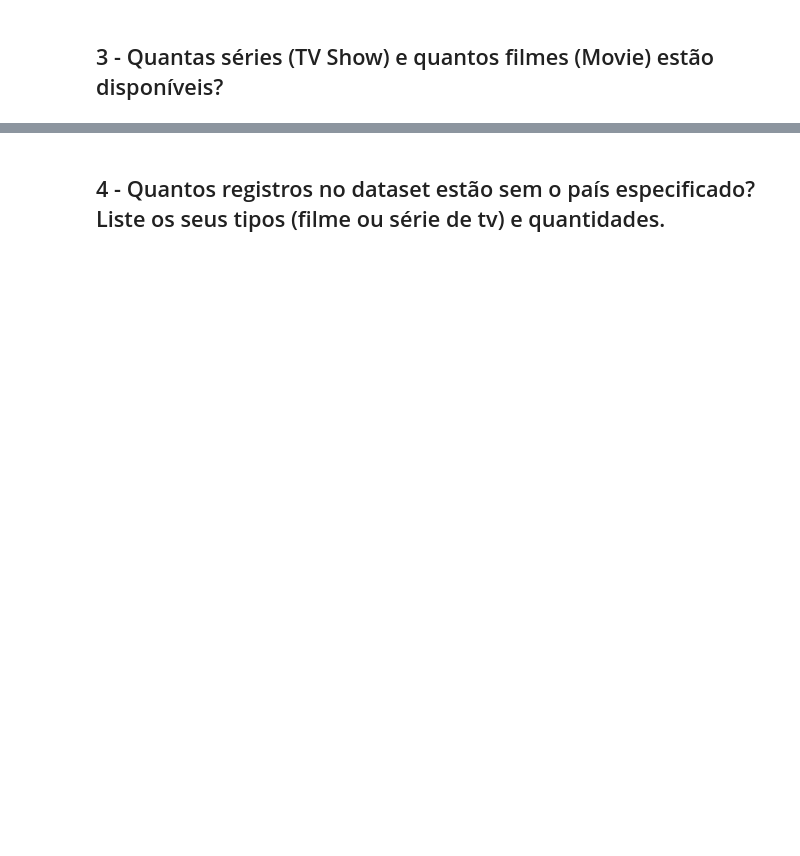
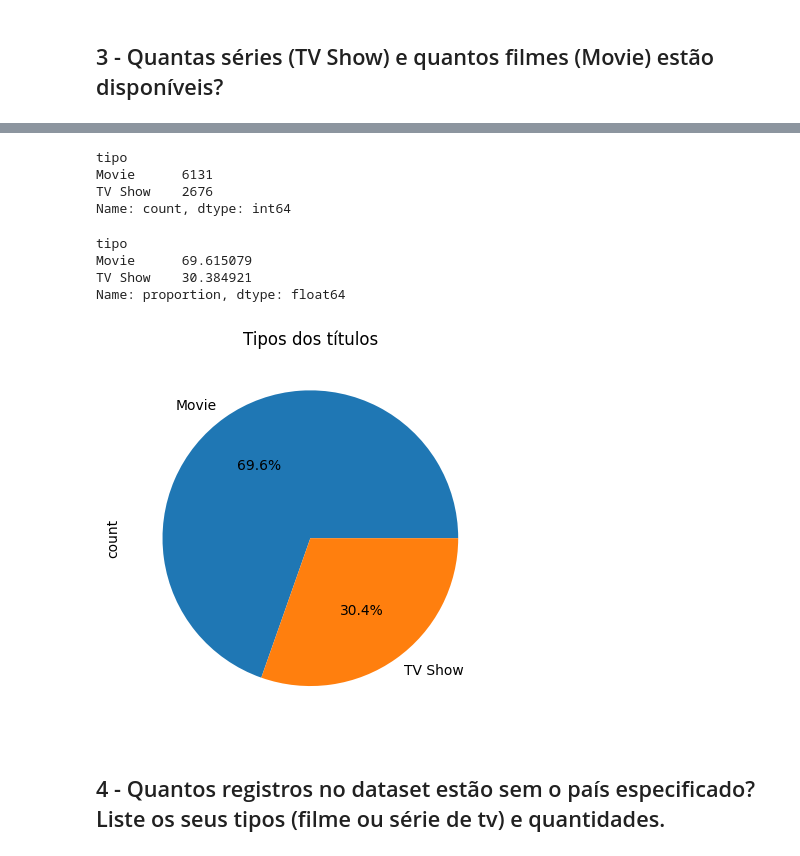
Before and after one commit to luizsho/analise_netflix, a Jupyter notebook: analise_netflix.ipynb, the cells around one changed output, grey strips where cells are left out. Saved outputs shown, nothing was run; the diff lists cells and outputs as text; code cells hidden in the pictures; blank space fills up the shorter version.

```diff
--- a/analise_netflix.ipynb
+++ b/analise_netflix.ipynb
@@ -68,6 +68,5 @@ Index(['show_id', 'type', 'title', 'director', 'cast', 'country', 'date_added',
       dtype='object')
 # %%
 # renomeando as colunas para facilitar o uso
-df_tratado.columns = ['id', 'tipo', 'titulo', 'diretor', 'elento', 'pais', 'dt_disponibilazacao',
+df_tratado.columns = ['id', 'tipo', 'titulo', 'diretor', 'elenco', 'pais', 'dt_disponibilazacao',
        'ano_lancamento', 'classificacao', 'duracao', 'categorias', 'descricao']
-       ]~ç
@@ -80,2 +145,20 @@ df_tratado.columns = ['id', 'tipo', 'titulo', 'diretor', 'elento', 'pais', 'dt_d
+# %%
+df_tratado['tipo'].value_counts()
+# %% [output]
+tipo
+Movie      6131
+TV Show    2676
+Name: count, dtype: int64
+# %%
+df_tratado['tipo'].value_counts(normalize=True) * 100
+# %% [output]
+tipo
+Movie      69.615079
+TV Show    30.384921
+Name: proportion, dtype: float64
+# %%
+df_tratado['tipo'].value_counts().plot(kind='pie', title='Tipos dos títulos', autopct='%.1f%%');
+# %% [output]
+[figure, added]
 # %% [markdown]
 ## 4 - Quantos registros no dataset estão sem o país especificado? Liste os seus tipos (filme ou série de tv) e quantidades.
```
Also changed, not shown: parts of 43 cells of this notebook.
